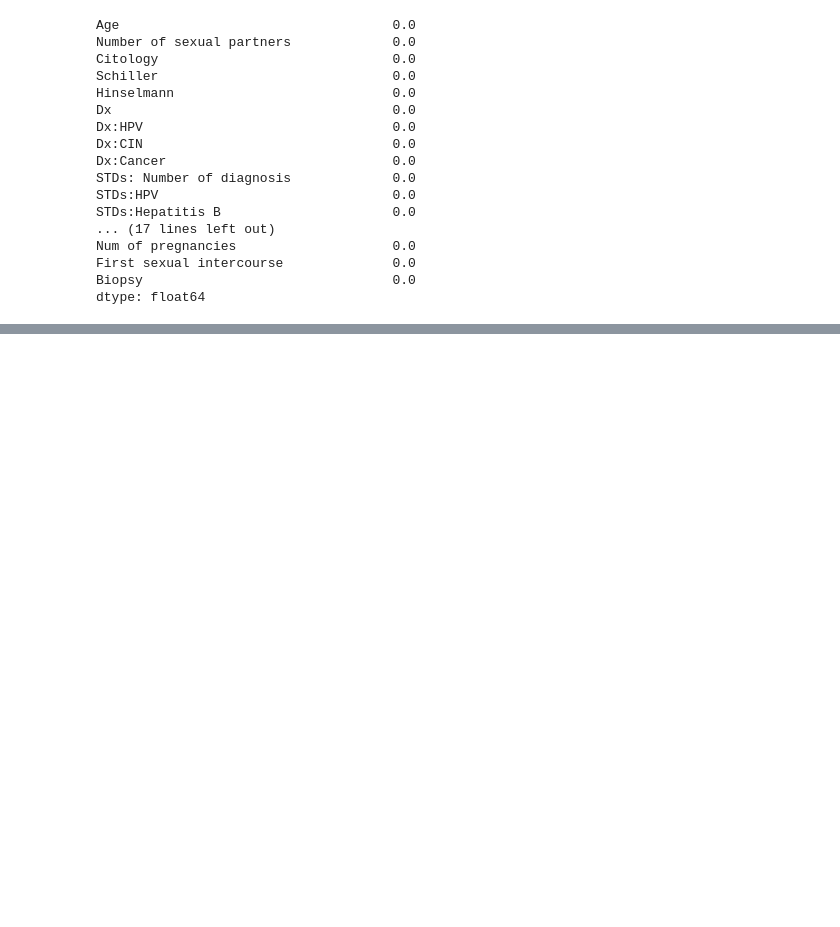
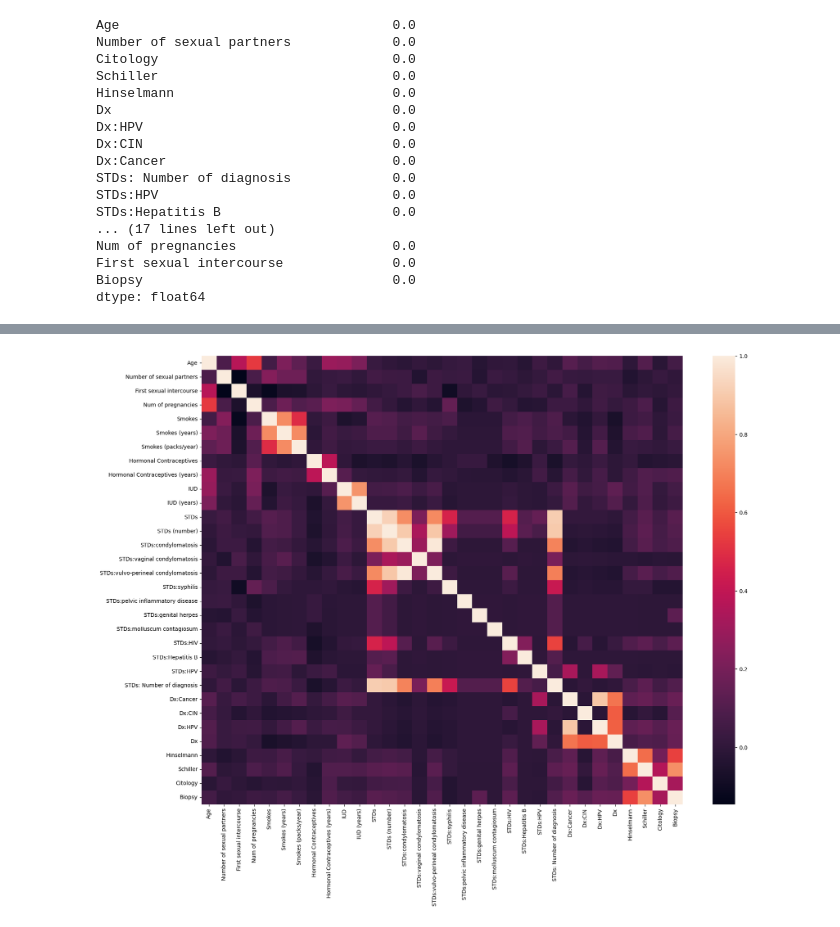
Before and after one commit to Estef072/Lab1-DC, a Jupyter notebook: Analisis.ipynb, the cells around one changed output, grey strips where cells are left out. Saved outputs shown, nothing was run; the diff lists cells and outputs as text; code cells hidden in the pictures; blank space fills up the shorter version.

```diff
--- a/Analisis.ipynb
+++ b/Analisis.ipynb
@@ -118,0 +123,7 @@ dtype: float64
+# %%
+corr_matrix = data.corr()
+plt.figure(figsize=(20, 15))
+sns.heatmap(corr_matrix)
+plt.show()
+# %% [output]
+[figure, added]
```
Also changed, not shown: parts of 7 cells of this notebook.
